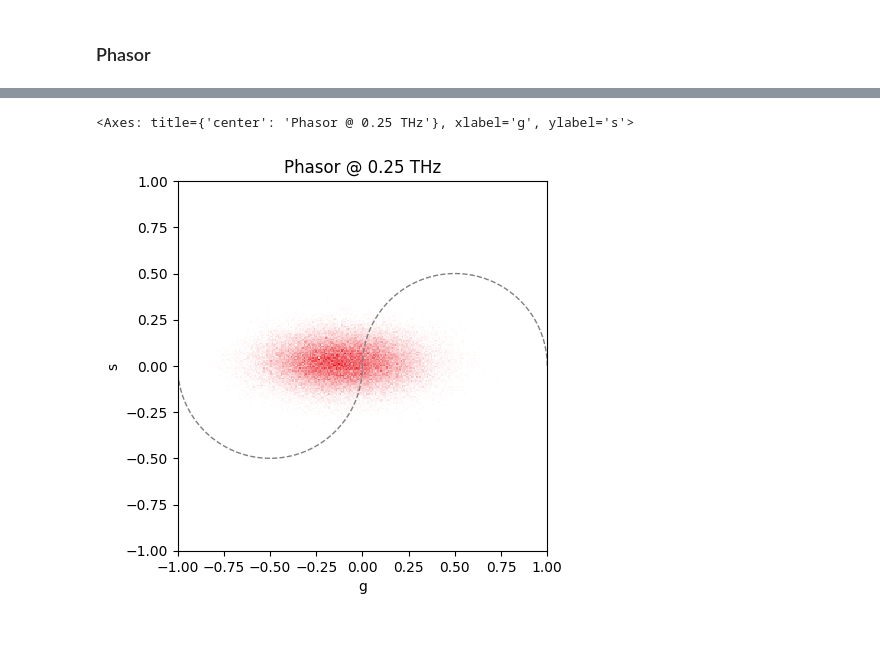
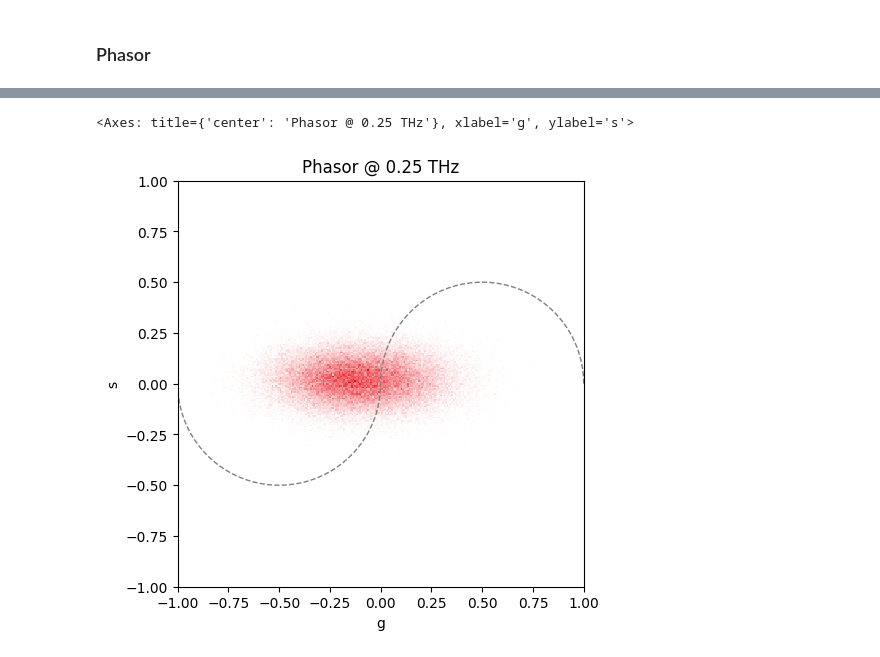
Before and after one commit to MCFLab/puprisa, a Jupyter notebook: examples/example.ipynb, the cells around one changed output, grey strips where cells are left out. Cells and saved outputs as stored; diff of their text form; code cells hidden in the pictures.

```diff
--- a/examples/example.ipynb
+++ b/examples/example.ipynb
@@ -83,5 +99,6 @@ for i, substack in enumerate(substacks):
 # %%
-stack.plot_phasor(color_hex = "#e8000b", freq = 0.25, use_mask = False)
+fig, ax = plt.subplots(layout='constrained')
+stack.plot_phasor(ax = ax, color_hex = "#e8000b", freq = 0.25, use_mask = False)
 # %% [output]
 <Axes: title={'center': 'Phasor @ 0.25 THz'}, xlabel='g', ylabel='s'>
-[figure, old version]
+[figure, new version]
```
Also changed, not shown: parts of 8 cells of this notebook, 2 other files.
